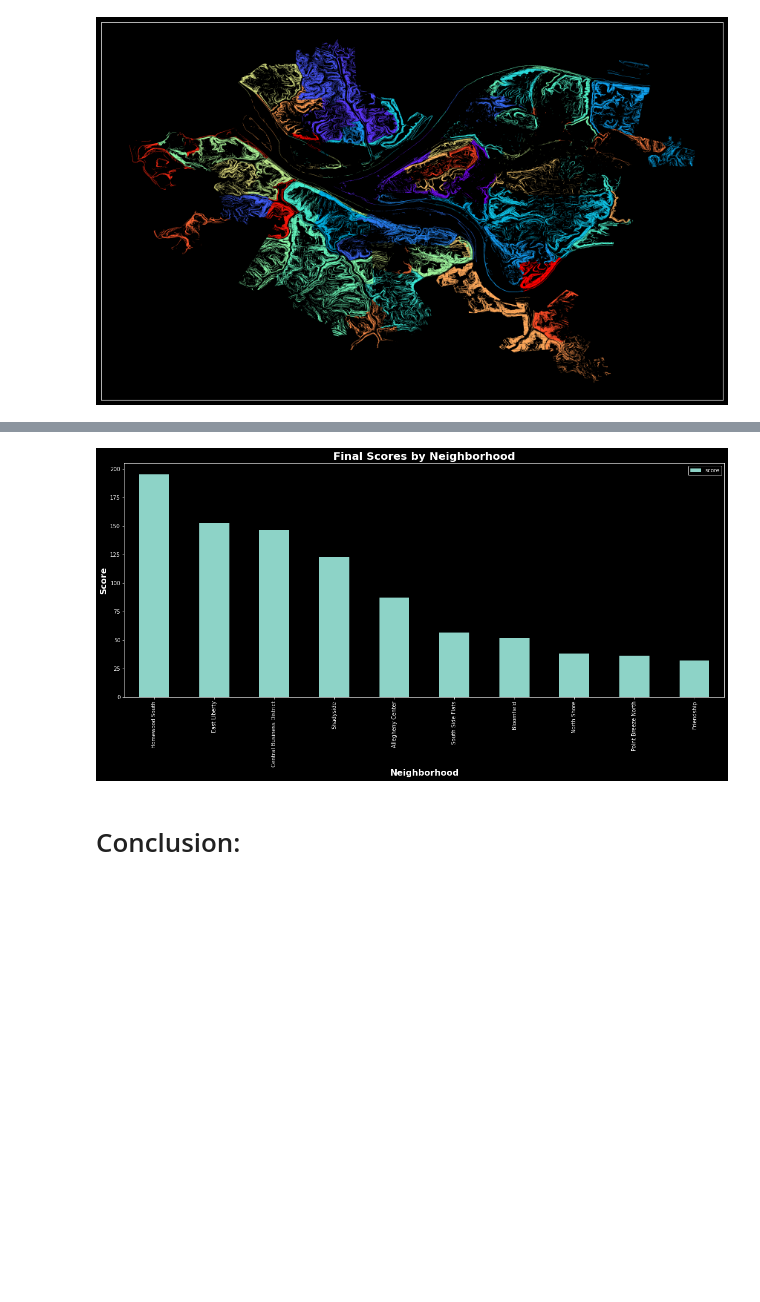
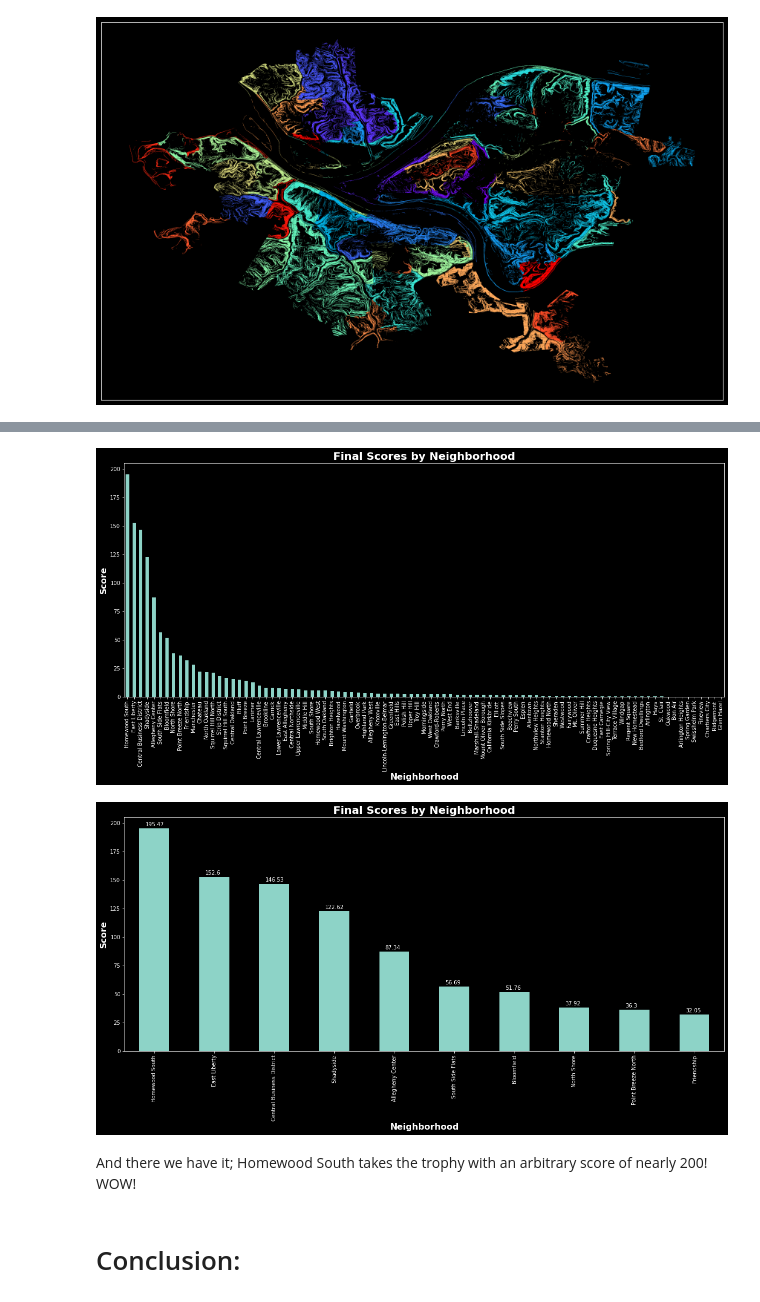
Before and after one commit to OWurst/cs0010-final-proj, a Jupyter notebook: Best_Neighborhood.ipynb, the cells around one changed output, grey strips where cells are left out. Saved outputs shown, nothing was run; the diff lists cells and outputs as text; code cells hidden in the pictures; blank space fills up the shorter version.

```diff
--- a/Best_Neighborhood.ipynb
+++ b/Best_Neighborhood.ipynb
@@ -230,15 +289,35 @@ for i, row in final_data_df.iterrows():
     })
 final_score_df = pd.DataFrame(final_score)
 # %%
-plot = final_score_df.sort_values(by='score', ascending=False).head(10).plot.bar(
+plot = final_score_df.sort_values(by='score', ascending=False).plot.bar(
     x='hood',
     figsize=(20,8),
+    legend=False,
 )
 plot.set_xlabel('Neighborhood', axprop)
 plot.set_ylabel('Score', axprop)
 plot.set_title('Final Scores by Neighborhood', titleprop)
 plt.show()
 # %% [output]
-[figure, old version]
+[figure, new version]
+# %%
+plot = final_score_df.sort_values(by='score', ascending=False).head(10).plot.bar(
+    x='hood',
+    figsize=(20,8),
+    legend=False,
+)
+plot.set_xlabel('Neighborhood', axprop)
+plot.set_ylabel('Score', axprop)
+plot.set_title('Final Scores by Neighborhood', titleprop)
+for p in plot.patches:
+    plot.annotate(
+        p.get_height().round(2),
+        (p.get_x() + .1, p.get_height() + 2),
+    )
+plt.show()
+# %% [output]
+[figure, added]
+# %% [markdown]
+And there we have it; Homewood South takes the trophy with an arbitrary score of nearly 200! WOW!
 # %% [markdown]
 # Conclusion:
```
Also changed, not shown: parts of 31 cells of this notebook.
